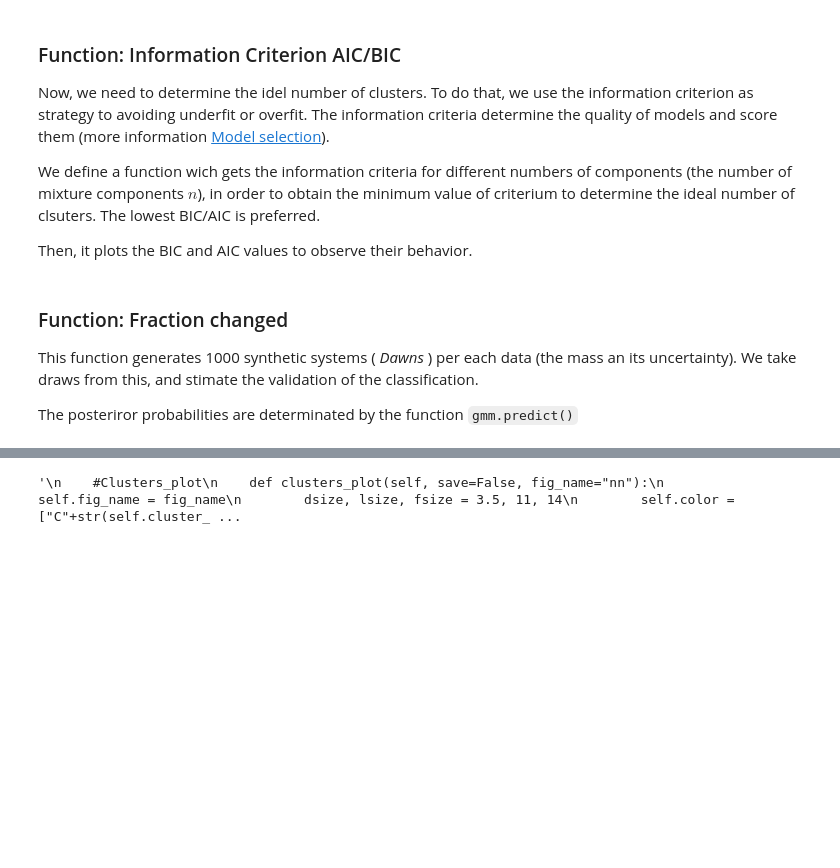
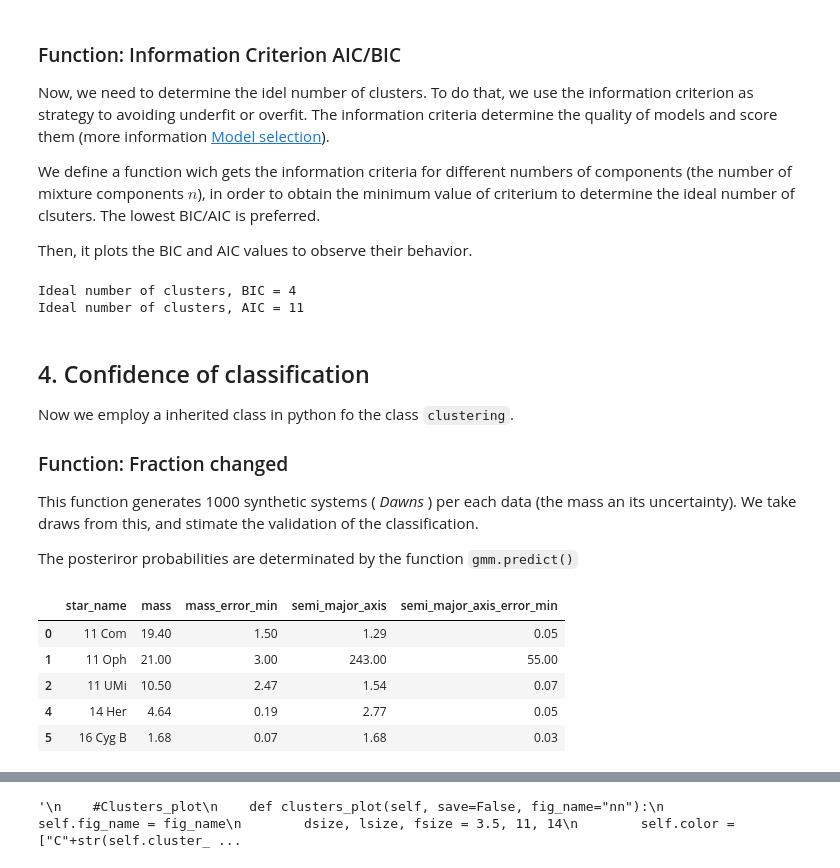
Before and after one commit to fjbautistas/Mixture_Gaussian_CM_of_Planets, a Jupyter notebook: Clasification.ipynb, the cells around one changed output, grey strips where cells are left out. Cells and saved outputs as stored; diff of their text form; code cells hidden in the pictures; blank space fills up the shorter version.

```diff
--- a/Clasification.ipynb
+++ b/Clasification.ipynb
@@ -235,49 +322,31 @@ Now, we need to determine the idel number of clusters. To do that, we use the in
 We define a function wich gets the information criteria for different numbers of components (the number of mixture components $n$), in order to obtain the minimum value of criterium to determine the ideal number of clsuters. The lowest BIC/AIC is preferred.
 
 Then, it plots the BIC and AIC values to observe their behavior.
+# %%
+cluster = clustering(data, True)
+cluster.inf_criteria(16)
+# %% [output]
+Ideal number of clusters, BIC = 4
+Ideal number of clusters, AIC = 11
 # %% [markdown]
+## 4. Confidence of classification
+
+Now we employ a inherited class in python fo the class `clustering`.
+
+
 ### Function: Fraction changed
 This function generates 1000 synthetic systems ( _Dawns_ ) per each data (the mass an its uncertainty). We take draws from this, and stimate the validation of the classification.
 
 The posteriror probabilities are determinated by the function `gmm.predict()`
-# %%
-# data is a clean DataFrame with the previous Nan values deleteed.
-# if log=True, it will take the log_10 of the variable in the DataFrame.
-
-class clustering:
-
-    def __init__(self, data, log=False):
-
-        data = data.assign(CM_i=data["semi_major_axis"]*data["mass"])
-        self.p_system = data.groupby("star_name")
-
-        if log==True:
-            self.r_cm=np.reshape(np.log10(self.CoM().Center_of_Mass.values),(-1,1))
-            self.name=r'$\log_{10}(r_\text{cm})$ [AU]'
-        else:
-            self.r_cm=np.reshape(self.CoM().Center_of_Mass.values,(-1,1))
-            self.name=r'$r_\text{cm}$ [AU]'
-
-    def CoM(self):
-        CoM = self.p_system['CM_i'].sum().divide(self.p_system["mass"].sum())
-        self.NewData = pd.DataFrame({'System_name':list(self.p_system.groups.keys()),
-                                    'Total_mass':self.p_system["mass"].sum().tolist(),
-                                    'Center_of_Mass':CoM.tolist()})
-        return self.NewData
-
-    def GMM(self, n_components):
-        self.n = n_components
-        self.gmm = GaussianMixture(self.n, covariance_type='full', random_state=0)
-        self.gmm.fit(self.r_cm)
-        self.cluster_label = self.gmm.predict(self.r_cm)
-
-    def inf_criteria(self, times):
-        self.bic, self.aic = [], []
-        for i in range(times):
-            i += 1
-            self.GMM(i)
-            self.bic.append(self.gmm.bic(self.r_cm)); self.aic.append(self.gmm.aic(self.r_cm))
-
-        print('Ideal number of clusters, BIC = '+str(self.bic.index(min(self.bic))+1))
-        print('Ideal number of clusters, AIC = '+str(self.aic.index(min(self.aic))+1))
+# %%
+cluster = clustering(data, True)
+data.head()
+#cluster.CoM()
+# %% [output]
+|  | star_name | mass | mass_error_min | semi_major_axis | semi_major_axis_error_min |
+| 0 | 11 Com | 19.40 | 1.50 | 1.29 | 0.05 |
+| 1 | 11 Oph | 21.00 | 3.00 | 243.00 | 55.00 |
+| 2 | 11 UMi | 10.50 | 2.47 | 1.54 | 0.07 |
+| 4 | 14 Her | 4.64 | 0.19 | 2.77 | 0.05 |
+| 5 | 16 Cyg B | 1.68 | 0.07 | 1.68 | 0.03 |
 # %%
```
Also changed, not shown: parts of 9 cells of this notebook.
